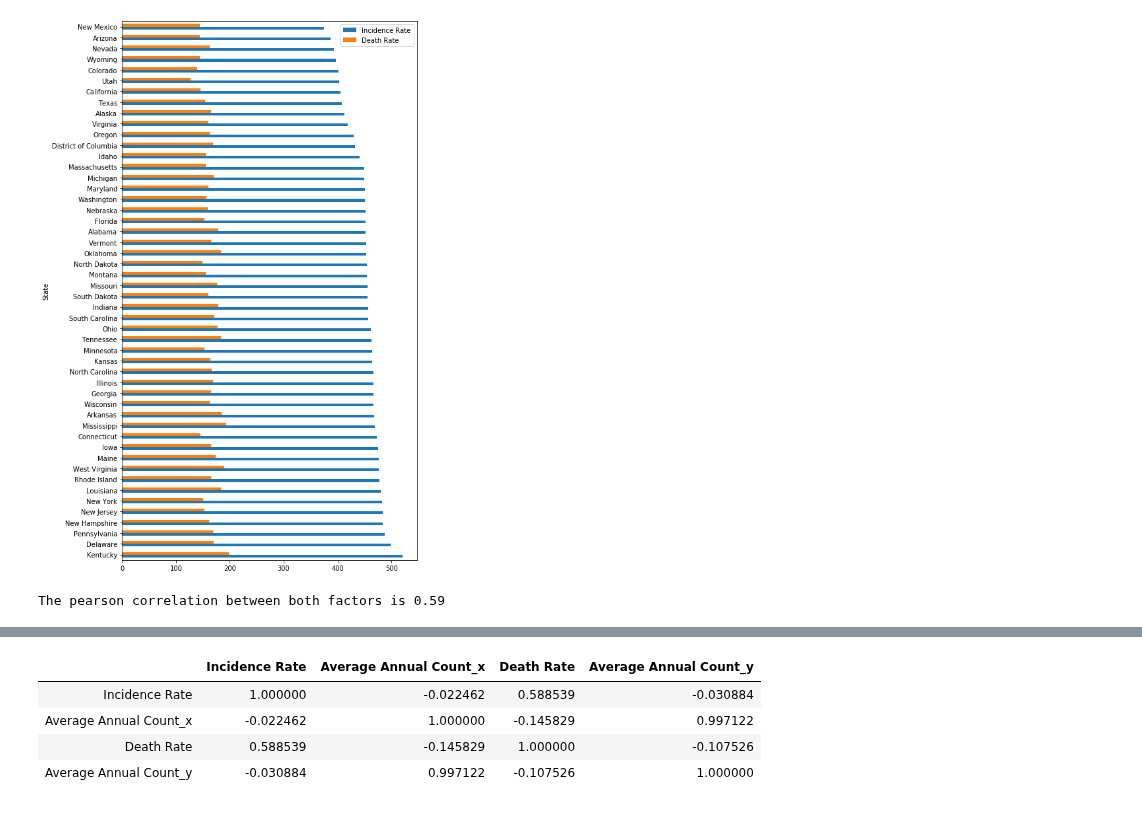
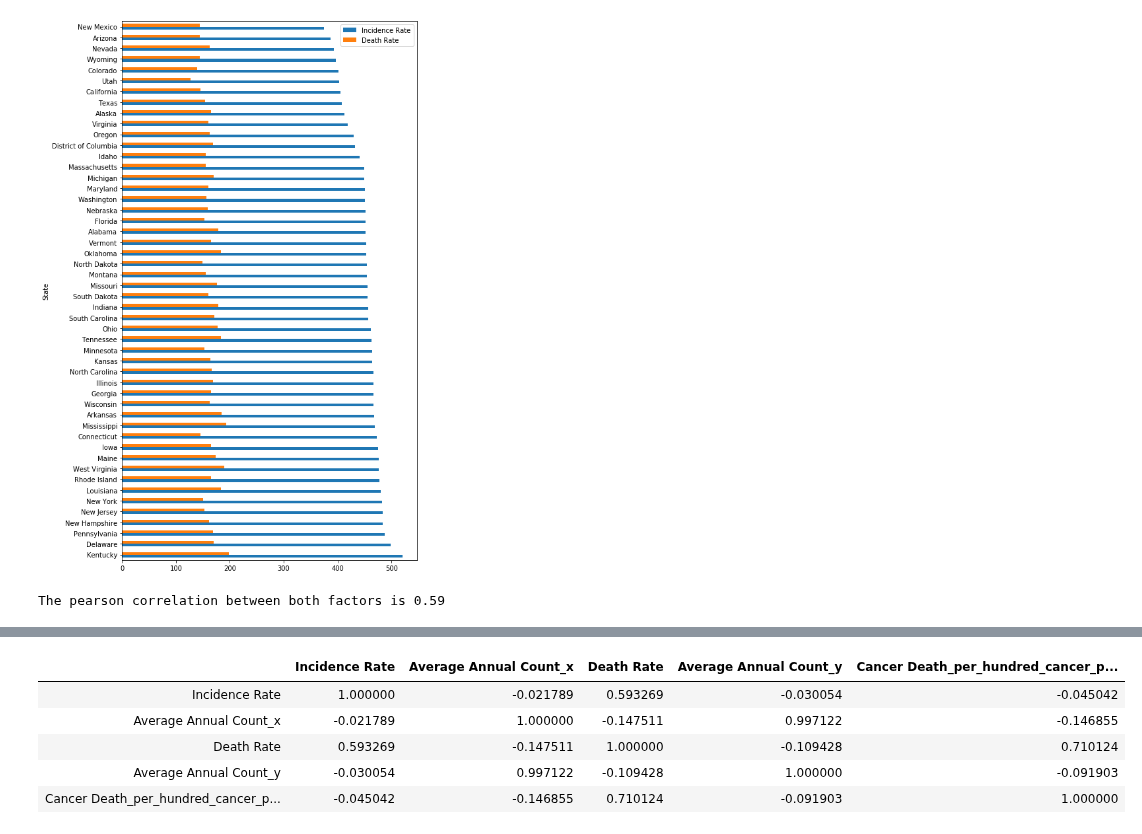
Before and after one commit to settinge/Cancer-and-Nonbiological-Variables, a Jupyter notebook: Statewiseonly.ipynb, the cells around one changed output, grey strips where cells are left out. Drawn from its saved outputs; the diff is of its cells as text; code cells hidden in the pictures.

```diff
--- a/Statewiseonly.ipynb
+++ b/Statewiseonly.ipynb
@@ -129,3 +129,8 @@ correlation = st.pearsonr(x_axis,y_axis)
 print(f"The pearson correlation between both factors is {round(correlation[0],2)}")
 # %% [output]
 The pearson correlation between both factors is 0.59
+# %%
+
+final_combined_cancer_data['Cancer Death_per_hundred_cancer_patient']= 100*(final_combined_cancer_data['Average Annual Count_y'].div(final_combined_cancer_data['Average Annual Count_x'].values,axis=0))
+Rounded_data= round(final_combined_cancer_data,0)
+Rounded_data.head()
@@ -131,0 +146,5 @@ The pearson correlation between both factors is 0.59
+# %%
+bx= Rounded_data.set_index('State')
+cx= bx.sort_values("Cancer Death_per_hundred_cancer_patient")
+
+ax= cx['Cancer Death_per_hundred_cancer_patient'].plot(kind="barh", figsize=(8,15))
@@ -132,12 +153,13 @@ The pearson correlation between both factors is 0.59
 # %%
-pearsoncorr = final_combined_cancer_data.corr(method='pearson')
+pearsoncorr = Rounded_data.corr(method='pearson')
 pearsoncorr
 # %% [output]
-|  | Incidence Rate | Average Annual Count_x | Death Rate | Average Annual Count_y |
-| Incidence Rate | 1.000000 | -0.022462 | 0.588539 | -0.030884 |
-| Average Annual Count_x | -0.022462 | 1.000000 | -0.145829 | 0.997122 |
-| Death Rate | 0.588539 | -0.145829 | 1.000000 | -0.107526 |
-| Average Annual Count_y | -0.030884 | 0.997122 | -0.107526 | 1.000000 |
+|  | Incidence Rate | Average Annual Count_x | Death Rate | Average Annual Count_y | Cancer Death_per_hundred_cancer_p... |
+| Incidence Rate | 1.000000 | -0.021789 | 0.593269 | -0.030054 | -0.045042 |
+| Average Annual Count_x | -0.021789 | 1.000000 | -0.147511 | 0.997122 | -0.146855 |
+| Death Rate | 0.593269 | -0.147511 | 1.000000 | -0.109428 | 0.710124 |
+| Average Annual Count_y | -0.030054 | 0.997122 | -0.109428 | 1.000000 | -0.091903 |
+| Cancer Death_per_hundred_cancer_p... | -0.045042 | -0.146855 | 0.710124 | -0.091903 | 1.000000 |
 # %%
 sb.heatmap(pearsoncorr,
             xticklabels=pearsoncorr.columns,
```
Also changed, not shown: parts of 9 cells of this notebook, 1 other file.
